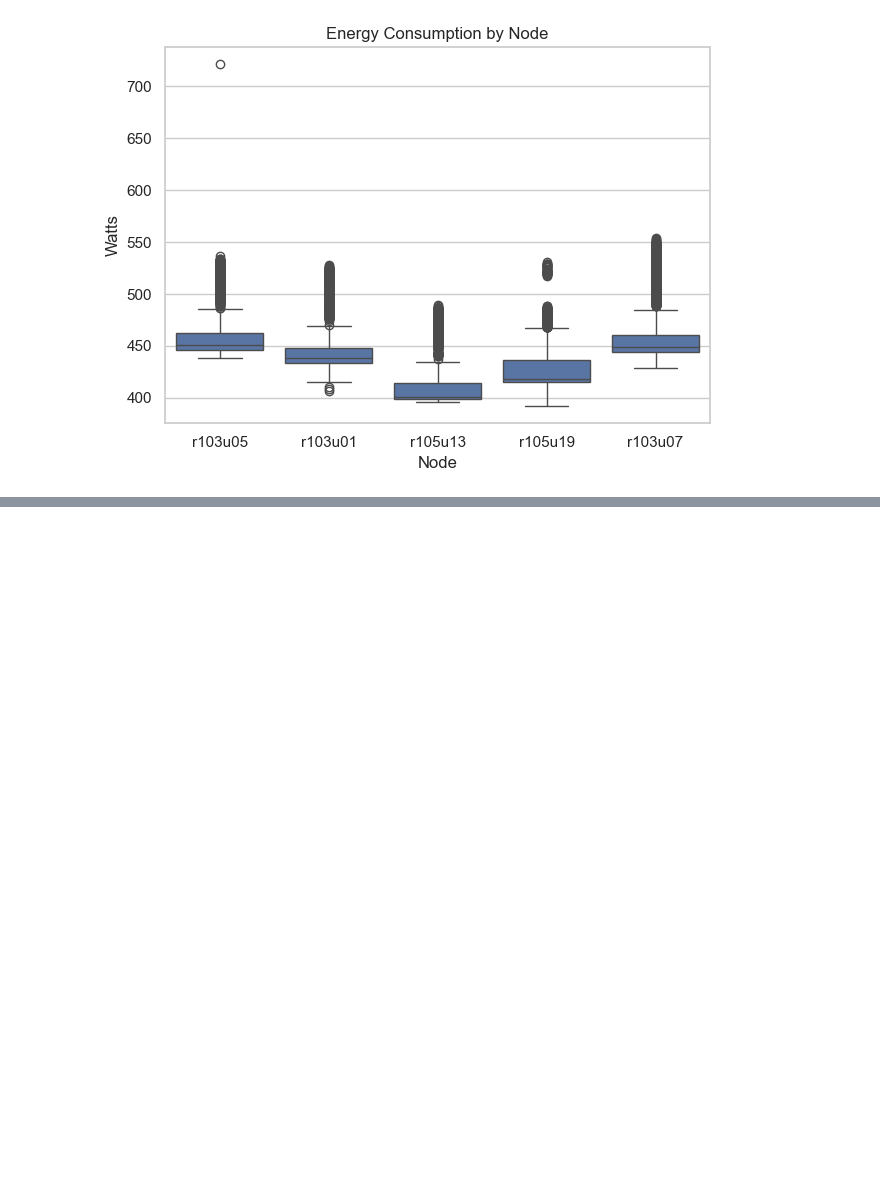
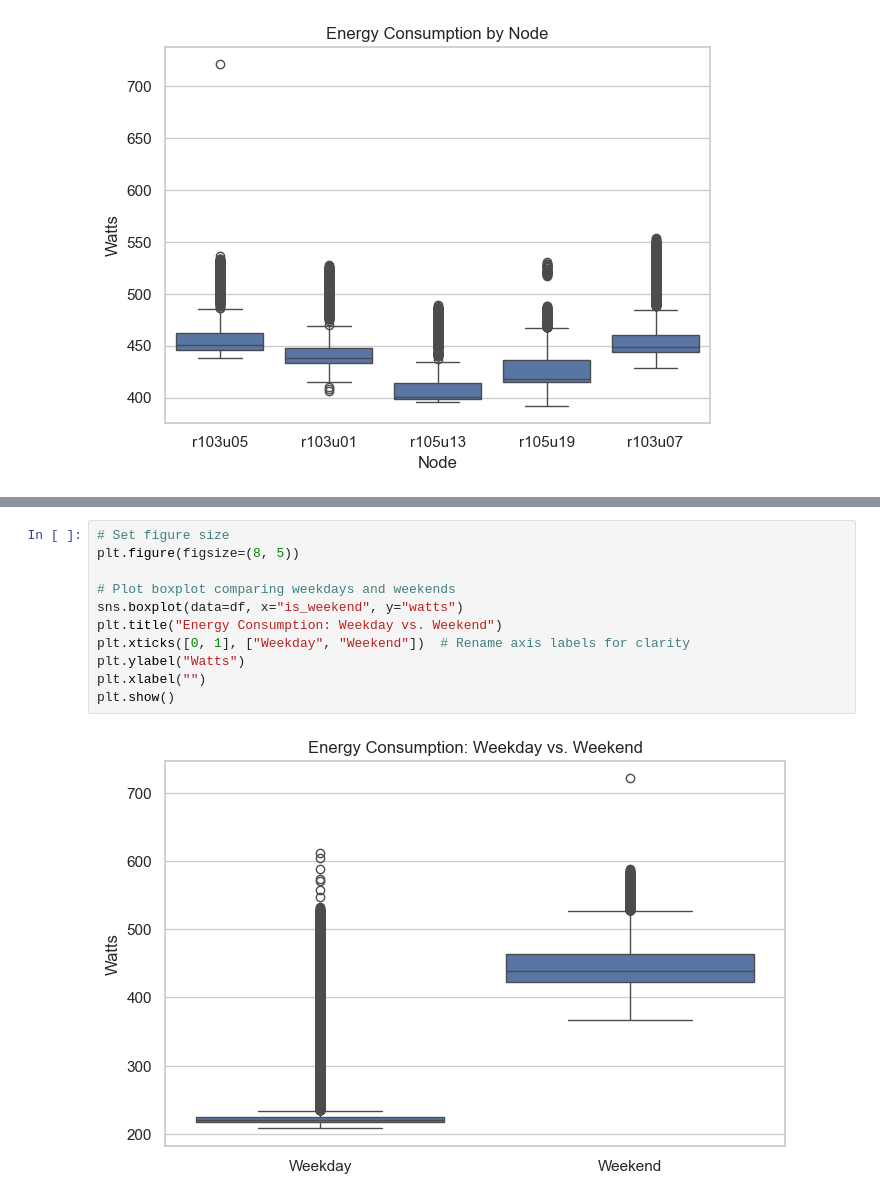
Before and after one commit to onurbalicc/llm-sustainability-analysis, a Jupyter notebook: notebooks/01_exploration.ipynb, the cells around one changed output, grey strips where cells are left out. Saved outputs shown, nothing was run; the diff lists cells and outputs as text; blank space fills up the shorter version.

```diff
--- a/notebooks/01_exploration.ipynb
+++ b/notebooks/01_exploration.ipynb
@@ -133,0 +166,13 @@ plt.show()
+# %%
+# Set figure size
+plt.figure(figsize=(8, 5))
+
+# Plot boxplot comparing weekdays and weekends
+sns.boxplot(data=df, x="is_weekend", y="watts")
+plt.title("Energy Consumption: Weekday vs. Weekend")
+plt.xticks([0, 1], ["Weekday", "Weekend"])  # Rename axis labels for clarity
+plt.ylabel("Watts")
+plt.xlabel("")
+plt.show()
+# %% [output]
+[figure, added]
```
Also changed, not shown: parts of 5 cells of this notebook.
